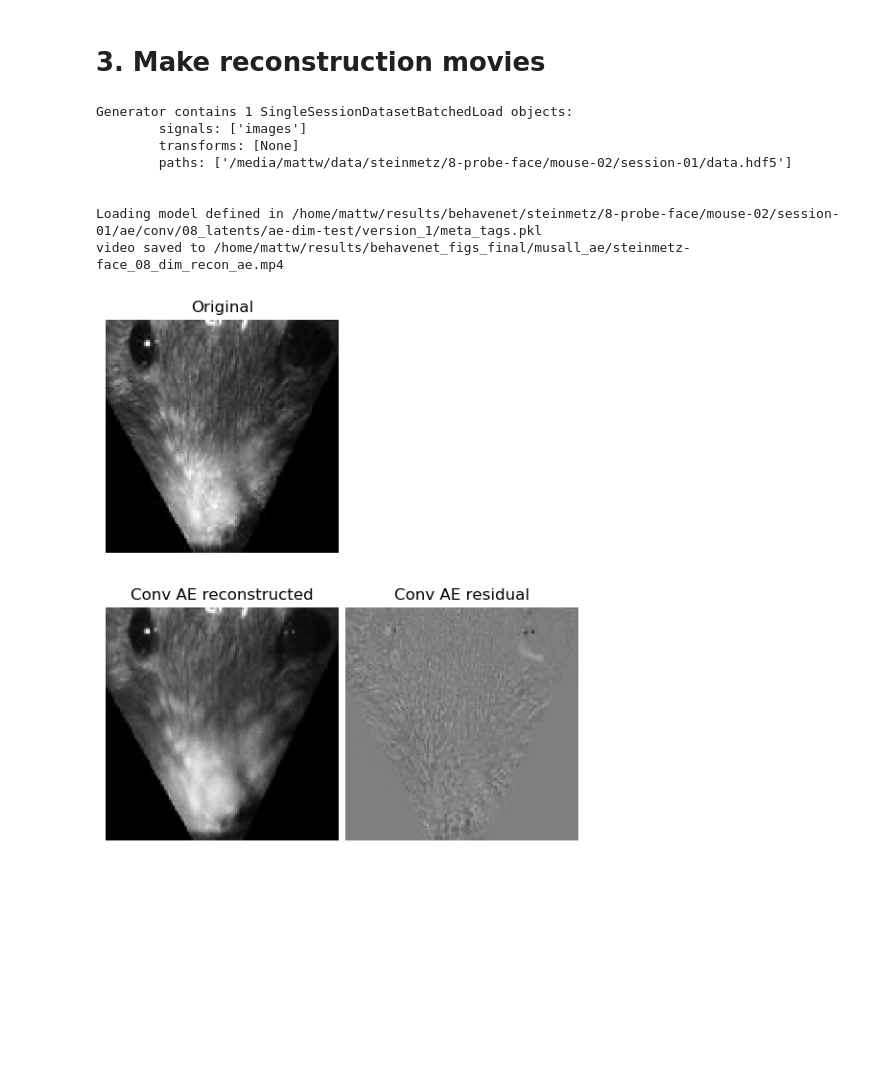
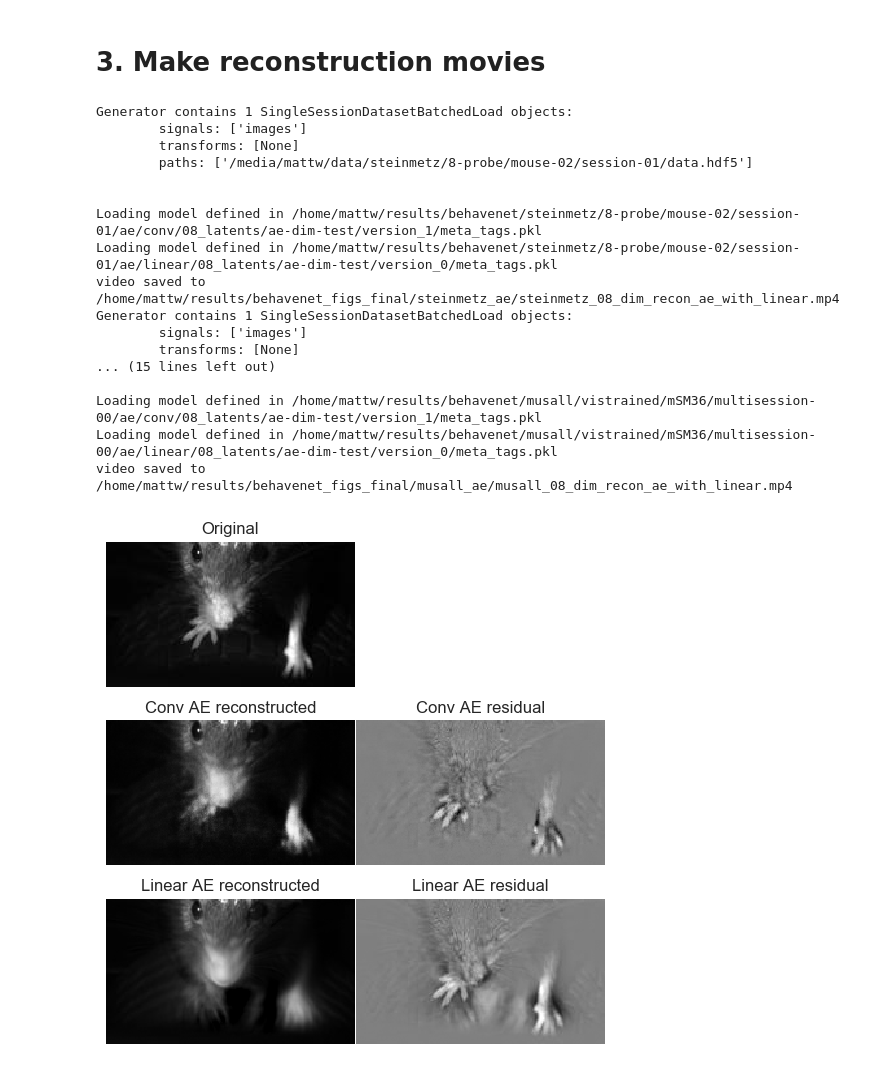
Before and after one commit to themattinthehatt/behavenet, a Jupyter notebook: behavenet/analyses/notebooks/ae_analysis_notebook.ipynb, the cells around one changed output. Saved outputs shown, nothing was run; the diff lists cells and outputs as text; code cells hidden in the pictures; blank space fills up the shorter version.

```diff
--- a/behavenet/analyses/notebooks/ae_analysis_notebook.ipynb
+++ b/behavenet/analyses/notebooks/ae_analysis_notebook.ipynb
@@ -219,18 +225,18 @@ from behavenet.data.utils import get_data_generator_inputs
 from behavenet.data.data_generator import ConcatSessionsGenerator
 
 save_outputs = True
-include_linear = False
+include_linear = True
 version = 'best'
 sess_idx = 0
 hparams = {
     'data_dir': '/media/mattw/data',  # might be a different path than what is saved in hparams
     'tt_save_path': '/home/mattw/results/behavenet',
     'experiment_name': 'ae-dim-test',
-    'lin_experiment_name': 'test_pt',
+    'lin_experiment_name': 'ae-dim-test',
     'model_class': 'ae',
     'model_type': 'conv'}
 
-labs = ['steinmetz-face'] #, 'steinmetz-face', 'musall', 'datta']
+labs = ['steinmetz', 'steinmetz-face', 'musall']
 
 for lab in labs:
     get_lab_example(hparams, lab)
@@ -248,35 +254,45 @@ for lab in labs:
         hparams['n_ae_latents'] = 8
         hparams['animal'] = 'mSM36'
         hparams['session'] = 'all'
     hparams['frame_rate'] = 15
 
     hparams['session_dir'], sess_ids = get_output_session_dir(hparams)
     hparams['expt_dir'] = get_expt_dir(hparams)
     hparams, signals, transforms, paths = get_data_generator_inputs(hparams, sess_ids)
     data_generator = ConcatSessionsGenerator(
         hparams['data_dir'], sess_ids,
         signals_list=signals, transforms_list=transforms, paths_list=paths,
         device='cpu', as_numpy=False, batch_load=True, rng_seed=0)
     print(data_generator)
 
     trial = data_generator.datasets[sess_idx].batch_indxs['test'][2]
     # 4 good for steinmetz/2-probe
     # 2 good for steinmetz/8-probe/mouse-02
 
     filename = str('%s_%02i_dim_recon_ae' % (lab, hparams['n_ae_latents']))
     if include_linear:
         filename += '_with_linear'
 
     make_ae_reconstruction_movie(
-        hparams, version=version, save_file=os.path.join(results_dir, filename),
+        hparams, version=version,
+        save_file=os.path.join(results_dir, '%s_ae' % lab, filename),
         include_linear=include_linear, trial=trial)
 # %% [output]
 Generator contains 1 SingleSessionDatasetBatchedLoad objects:
         signals: ['images']
         transforms: [None]
-        paths: ['/media/mattw/data/steinmetz/8-probe-face/mouse-02/session-01/data.hdf5']
+        paths: ['/media/mattw/data/steinmetz/8-probe/mouse-02/session-01/data.hdf5']
 
 
-Loading model defined in /home/mattw/results/behavenet/steinmetz/8-probe-face/mouse-02/session-01/ae/conv/08_latents/ae-dim-test/version_1/meta_tags.pkl
-video saved to /home/mattw/results/behavenet_figs_final/musall_ae/steinmetz-face_08_dim_recon_ae.mp4
+Loading model defined in /home/mattw/results/behavenet/steinmetz/8-probe/mouse-02/session-01/ae/conv/08_latents/ae-dim-test/version_1/meta_tags.pkl
+Loading model defined in /home/mattw/results/behavenet/steinmetz/8-probe/mouse-02/session-01/ae/linear/08_latents/ae-dim-test/version_0/meta_tags.pkl
+video saved to /home/mattw/results/behavenet_figs_final/steinmetz_ae/steinmetz_08_dim_recon_ae_with_linear.mp4
+Generator contains 1 SingleSessionDatasetBatchedLoad objects:
+        signals: ['images']
+        transforms: [None]
+... (15 lines left out)
+
+Loading model defined in /home/mattw/results/behavenet/musall/vistrained/mSM36/multisession-00/ae/conv/08_latents/ae-dim-test/version_1/meta_tags.pkl
+Loading model defined in /home/mattw/results/behavenet/musall/vistrained/mSM36/multisession-00/ae/linear/08_latents/ae-dim-test/version_0/meta_tags.pkl
+video saved to /home/mattw/results/behavenet_figs_final/musall_ae/musall_08_dim_recon_ae_with_linear.mp4
-[figure, old version]
+[figure, new version]
```
Also changed, not shown: parts of 6 cells of this notebook, 7 other files.
